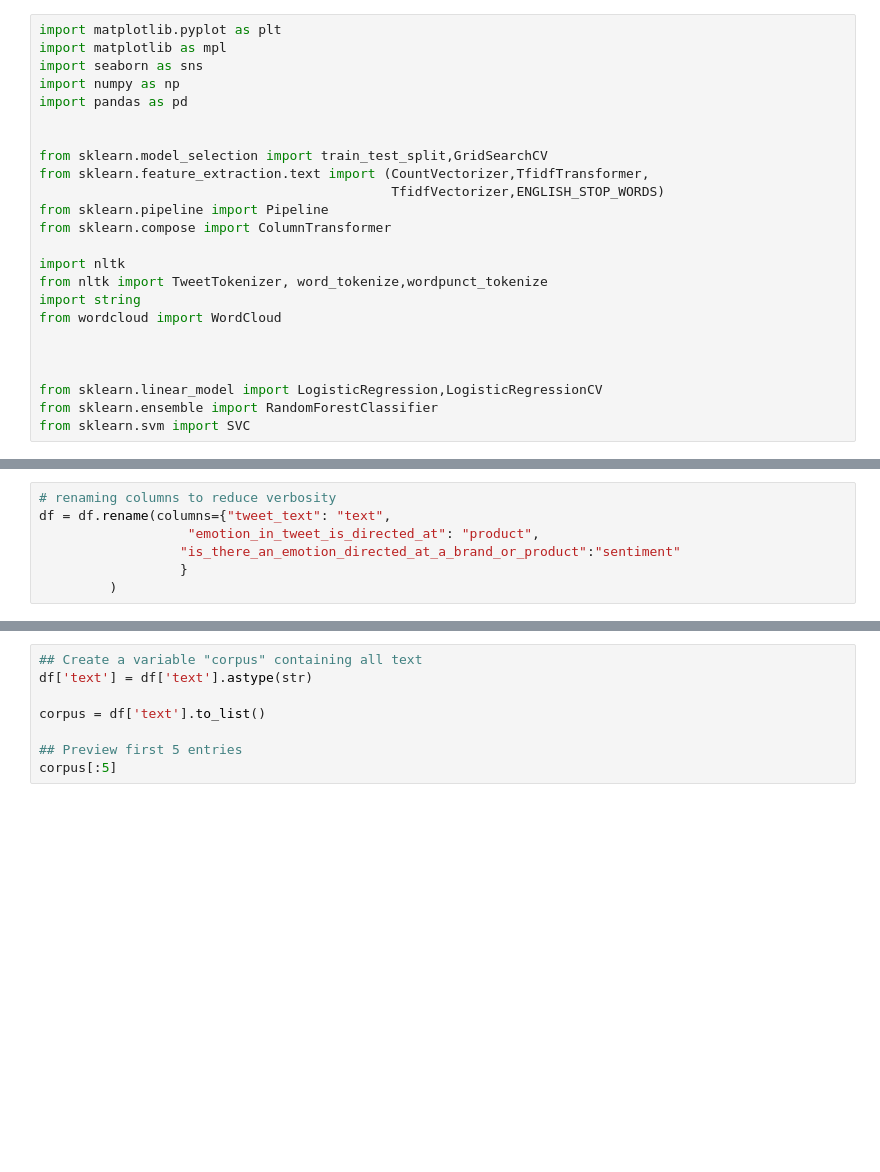
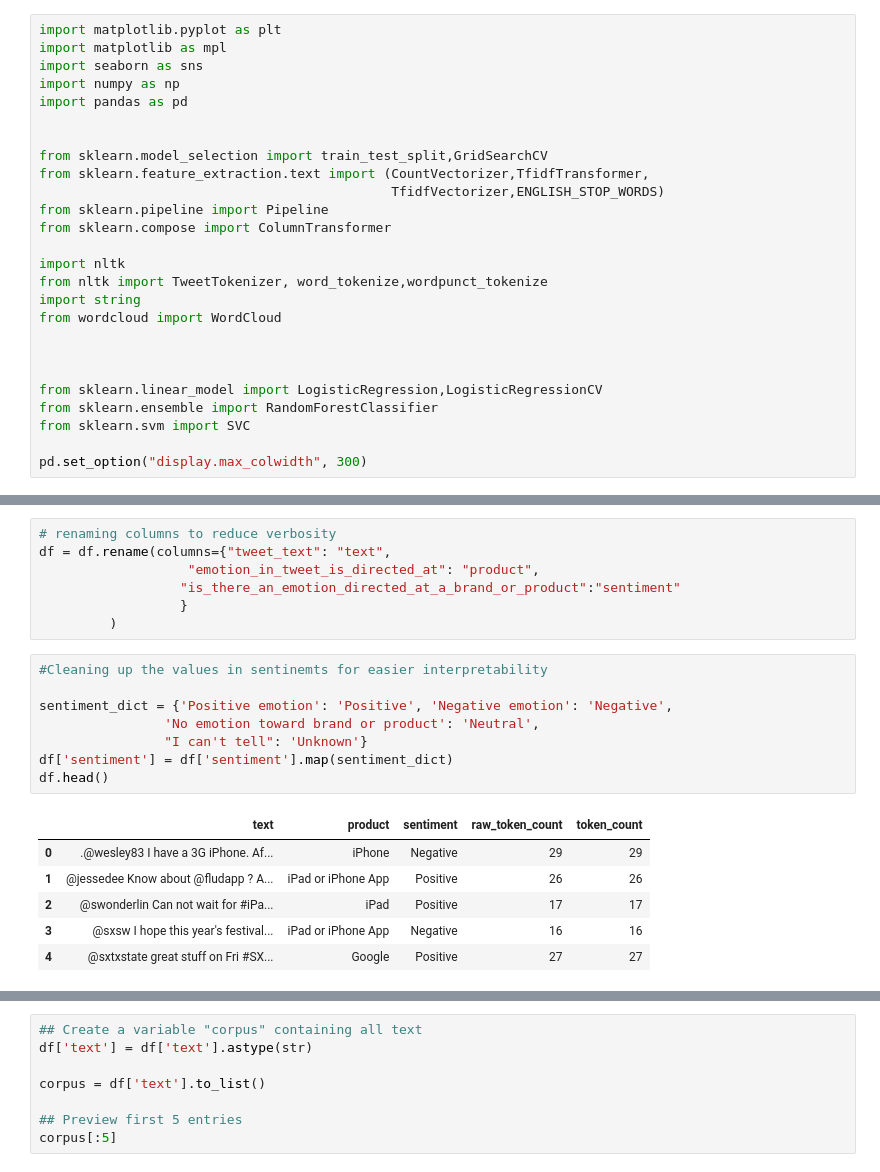
Before and after one commit to rcauvy/product-review-analysis-nlp, a Jupyter notebook: index.ipynb, the cells around one changed output, grey strips where cells are left out. Saved outputs shown, nothing was run; the diff lists cells and outputs as text; blank space fills up the shorter version.

```diff
--- a/index.ipynb
+++ b/index.ipynb
@@ -124,6 +124,8 @@ from wordcloud import WordCloud
 from sklearn.linear_model import LogisticRegression,LogisticRegressionCV
 from sklearn.ensemble import RandomForestClassifier
 from sklearn.svm import SVC
+
+pd.set_option("display.max_colwidth", 300)
 # %% [markdown]
 ## Data Understanding
 # %% [markdown]
@@ -171,6 +173,21 @@ df = df.rename(columns={"tweet_text": "text",
                   "is_there_an_emotion_directed_at_a_brand_or_product":"sentiment"
                   }
          )
+# %%
+#Cleaning up the values in sentinemts for easier interpretability
+
+sentiment_dict = {'Positive emotion': 'Positive', 'Negative emotion': 'Negative',
+                'No emotion toward brand or product': 'Neutral',
+                "I can't tell": 'Unknown'}
+df['sentiment'] = df['sentiment'].map(sentiment_dict)
+df.head()
+# %% [output]
+|  | text | product | sentiment | raw_token_count | token_count |
+| 0 | .@wesley83 I have a 3G iPhone. Af... | iPhone | Negative | 29 | 29 |
+| 1 | @jessedee Know about @fludapp ? A... | iPad or iPhone App | Positive | 26 | 26 |
+| 2 | @swonderlin Can not wait for #iPa... | iPad | Positive | 17 | 17 |
+| 3 | @sxsw I hope this year's festival... | iPad or iPhone App | Negative | 16 | 16 |
+| 4 | @sxtxstate great stuff on Fri #SX... | Google | Positive | 27 | 27 |
 # %%
 df.info()
 # %% [output]
```
Also changed, not shown: parts of 12 cells of this notebook.
